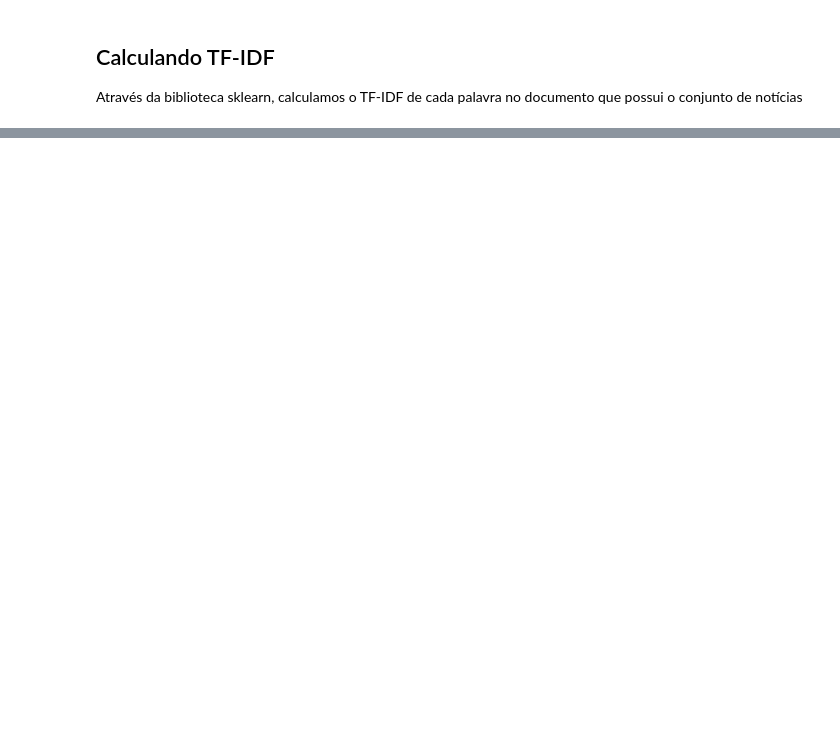
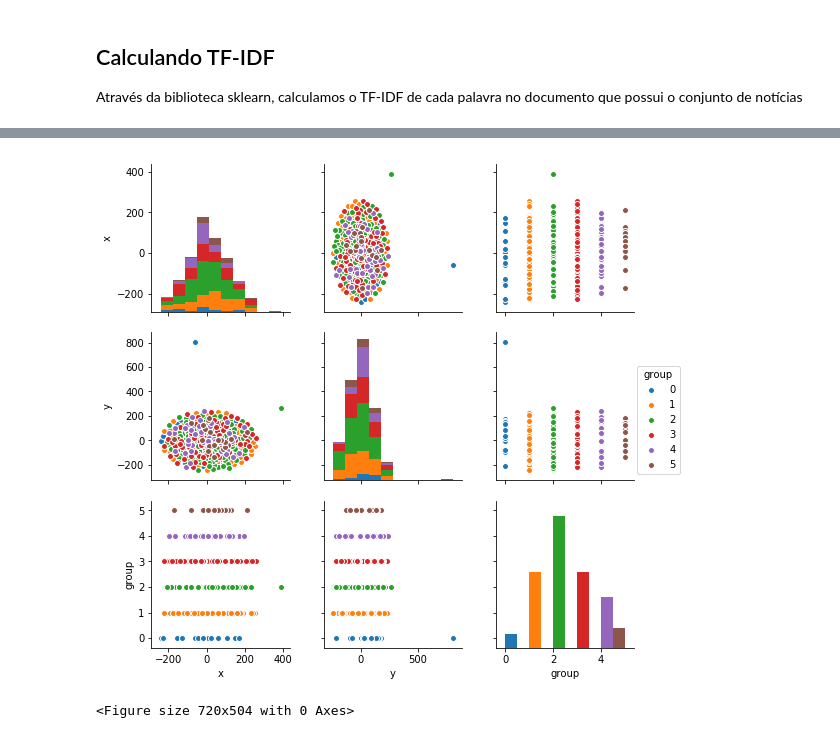
Before and after one commit to johannydls/RI_2018.1, a Jupyter notebook: ProjetoFinal/ProjetoFinal.ipynb, the cells around one changed output, grey strips where cells are left out. Saved outputs shown, nothing was run; the diff lists cells and outputs as text; code cells hidden in the pictures; blank space fills up the shorter version.

```diff
--- a/ProjetoFinal/ProjetoFinal.ipynb
+++ b/ProjetoFinal/ProjetoFinal.ipynb
@@ -132,0 +242,24 @@ Cluster 6:
+# %%
+tsne_init = 'pca'
+tsne_perplexity = 20.0
+tsne_early_exaggeration = 4.0
+tsne_learning_rate = 1000
+random_state = 1
+
+model_centroids = TSNE(n_components=2, random_state=random_state, init=tsne_init, perplexity=tsne_perplexity,
+         early_exaggeration=tsne_early_exaggeration, learning_rate=tsne_learning_rate)
+
+model_points = TSNE(n_components=2, random_state=random_state, init=tsne_init, perplexity=tsne_perplexity,
+         early_exaggeration=tsne_early_exaggeration, learning_rate=tsne_learning_rate)
+
+transformed_centroids = model_centroids.fit_transform(centroids)
+point = model_points.fit_transform(X.toarray())
+# %%
+df = pd.DataFrame(point, index = [i for i in range(len(point))], columns = ['x','y'])
+df['group'] = labels
+sb.pairplot(df, 'group')
+plt.figure(figsize=(10,7))
+plt.show()
+# %% [output]
+[figure, added]
+<Figure size 720x504 with 0 Axes>
```
Also changed, not shown: parts of 35 cells of this notebook, 2 other files.
